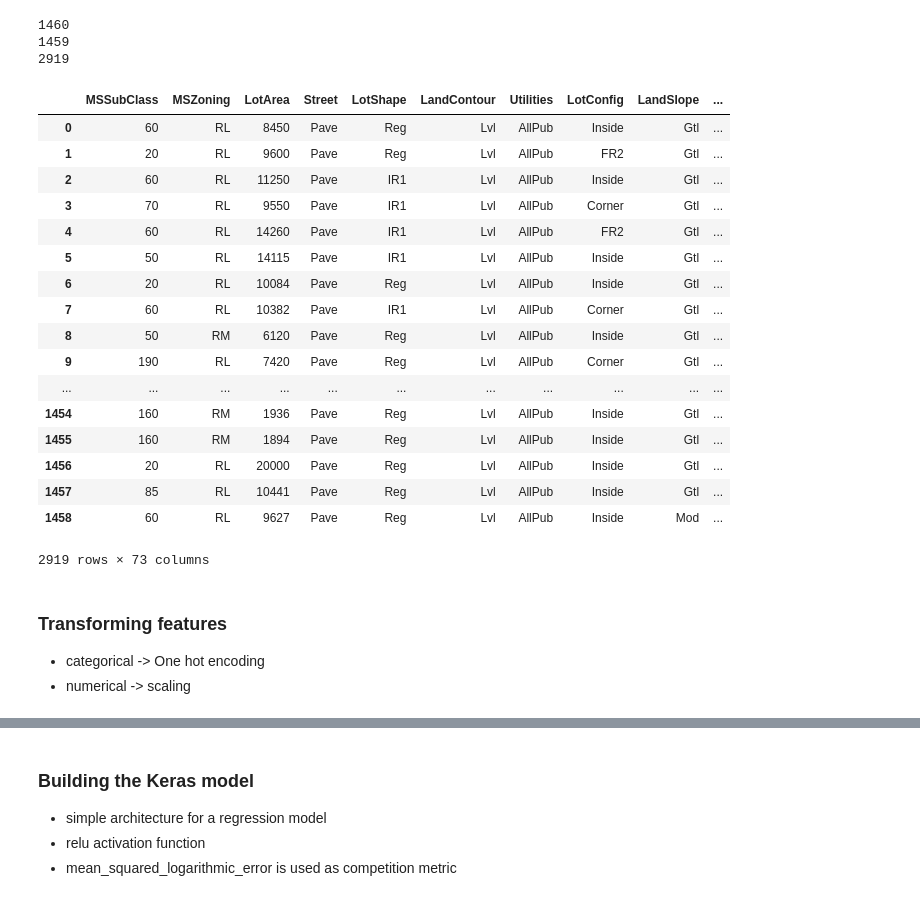
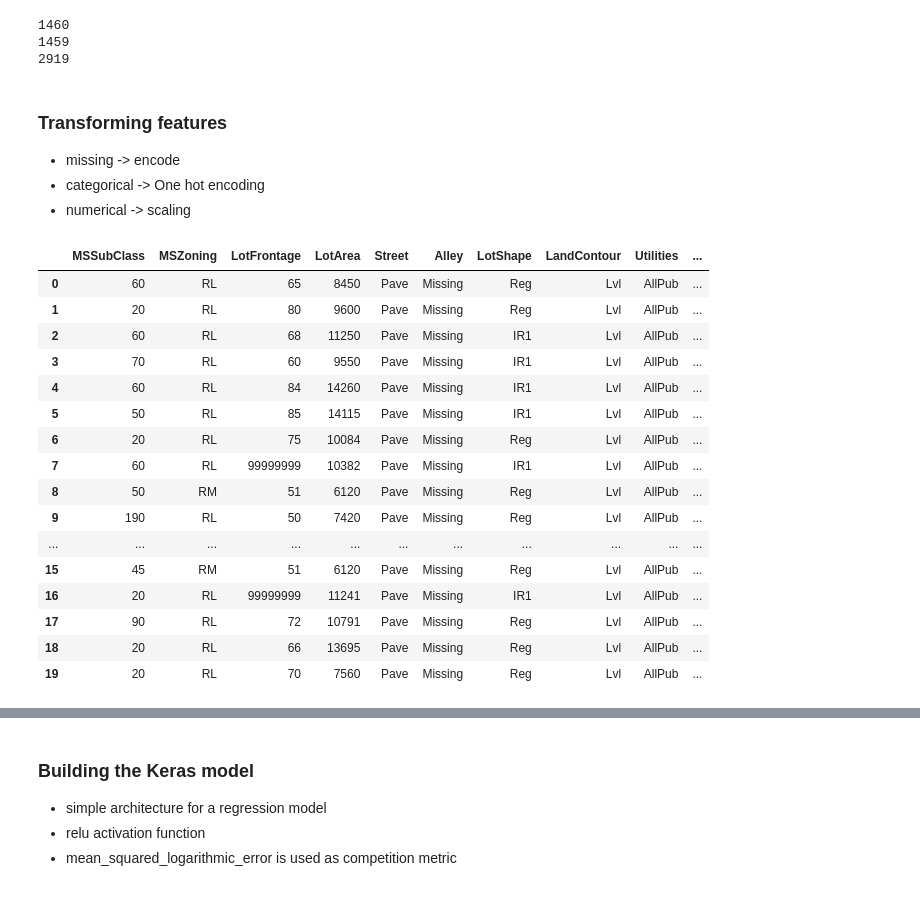
Before and after one commit to dorianb96/House-Prices-Advanced-Regression-Techniques, a Jupyter notebook: HousePrices.ipynb, the cells around one changed output, grey strips where cells are left out. Cells and saved outputs as stored; diff of their text form; code cells hidden in the pictures.

```diff
--- a/HousePrices.ipynb
+++ b/HousePrices.ipynb
@@ -16,12 +23,24 @@ Using TensorFlow backend.
 -  drop the id column for now as it's now useful
 -  remember the id column for the test data
 # %%
+#
 train_data = pd.read_csv('train.csv').drop('Id',axis=1)
-x_test_raw = pd.read_csv('test.csv')
-x_test_ids = x_test_raw['Id']
-x_test_raw = x_test_raw.drop('Id',axis=1)
+test_data = pd.read_csv('test.csv')
+
+#
 y_train = train_data['SalePrice']
+y_train = np.log(y_train)
+
 x_train_raw = train_data.drop('SalePrice',axis=1)
-x_train_raw.dropna(thresh= len(x_train_raw)*0.90, axis=1,inplace=True)
-diff = set(x_test_raw.columns)-set(x_train_raw.columns)
-x_test_raw.drop(diff ,axis=1,inplace=True)
+
+#
+x_test_ids = test_data['Id']
+x_test_raw = test_data.drop('Id',axis=1)
+
+#
+#x_train_raw.dropna(thresh= len(x_train_raw)*0.90, axis=1,inplace=True)
+#diff = set(x_test_raw.columns)-set(x_train_raw.columns)
+#x_test_raw.drop(diff ,axis=1,inplace=True)
+
+pd.set_option('display.max_columns', 500)
+x_test_raw.head(2)
@@ -43,35 +53,43 @@ categorical_feaatures = list(set(x_train_raw.columns.tolist()) - set(numerical_f
 # %%
+numerical_features = x_train_raw.columns[x_train_raw.dtypes != 'object']
+categorical_features = x_train_raw.columns[x_train_raw.dtypes == 'object']
+
+train_length = len(x_train_raw)
+test_length = len(x_test_raw)
+all_data = pd.concat([x_train_raw, x_test_raw])
+
 print(len(x_train_raw))
 print(len(x_test_raw))
-all_data = pd.concat([x_train_raw, x_test_raw])
-
 print(len(all_data))
 # %% [output]
 1460
 1459
 2919
+# %% [markdown]
+### Transforming features
+- missing -> encode
+- categorical -> One hot encoding
+- numerical -> scaling
+# %%
+all_data[numerical_features] = all_data[numerical_features].fillna(99999999)
+all_data[categorical_features] = all_data[categorical_features].fillna("Missing")
 # %%
-all_data
+all_data.head(20)
 # %% [output]
-|  | MSSubClass | MSZoning | LotArea | Street | LotShape | LandContour | Utilities | LotConfig | LandSlope | ... |
-| 0 | 60 | RL | 8450 | Pave | Reg | Lvl | AllPub | Inside | Gtl | ... |
-| 1 | 20 | RL | 9600 | Pave | Reg | Lvl | AllPub | FR2 | Gtl | ... |
-| 2 | 60 | RL | 11250 | Pave | IR1 | Lvl | AllPub | Inside | Gtl | ... |
-| 3 | 70 | RL | 9550 | Pave | IR1 | Lvl | AllPub | Corner | Gtl | ... |
-| 4 | 60 | RL | 14260 | Pave | IR1 | Lvl | AllPub | FR2 | Gtl | ... |
-| 5 | 50 | RL | 14115 | Pave | IR1 | Lvl | AllPub | Inside | Gtl | ... |
-| 6 | 20 | RL | 10084 | Pave | Reg | Lvl | AllPub | Inside | Gtl | ... |
-| 7 | 60 | RL | 10382 | Pave | IR1 | Lvl | AllPub | Corner | Gtl | ... |
-| 8 | 50 | RM | 6120 | Pave | Reg | Lvl | AllPub | Inside | Gtl | ... |
-| 9 | 190 | RL | 7420 | Pave | Reg | Lvl | AllPub | Corner | Gtl | ... |
+|  | MSSubClass | MSZoning | LotFrontage | LotArea | Street | Alley | LotShape | LandContour | Utilities | ... |
+| 0 | 60 | RL | 65 | 8450 | Pave | Missing | Reg | Lvl | AllPub | ... |
+| 1 | 20 | RL | 80 | 9600 | Pave | Missing | Reg | Lvl | AllPub | ... |
+| 2 | 60 | RL | 68 | 11250 | Pave | Missing | IR1 | Lvl | AllPub | ... |
+| 3 | 70 | RL | 60 | 9550 | Pave | Missing | IR1 | Lvl | AllPub | ... |
+| 4 | 60 | RL | 84 | 14260 | Pave | Missing | IR1 | Lvl | AllPub | ... |
+| 5 | 50 | RL | 85 | 14115 | Pave | Missing | IR1 | Lvl | AllPub | ... |
+| 6 | 20 | RL | 75 | 10084 | Pave | Missing | Reg | Lvl | AllPub | ... |
+| 7 | 60 | RL | 99999999 | 10382 | Pave | Missing | IR1 | Lvl | AllPub | ... |
+| 8 | 50 | RM | 51 | 6120 | Pave | Missing | Reg | Lvl | AllPub | ... |
+| 9 | 190 | RL | 50 | 7420 | Pave | Missing | Reg | Lvl | AllPub | ... |
 | ... | ... | ... | ... | ... | ... | ... | ... | ... | ... | ... |
-| 1454 | 160 | RM | 1936 | Pave | Reg | Lvl | AllPub | Inside | Gtl | ... |
-| 1455 | 160 | RM | 1894 | Pave | Reg | Lvl | AllPub | Inside | Gtl | ... |
-| 1456 | 20 | RL | 20000 | Pave | Reg | Lvl | AllPub | Inside | Gtl | ... |
-| 1457 | 85 | RL | 10441 | Pave | Reg | Lvl | AllPub | Inside | Gtl | ... |
-| 1458 | 60 | RL | 9627 | Pave | Reg | Lvl | AllPub | Inside | Mod | ... |
+| 15 | 45 | RM | 51 | 6120 | Pave | Missing | Reg | Lvl | AllPub | ... |
+| 16 | 20 | RL | 99999999 | 11241 | Pave | Missing | IR1 | Lvl | AllPub | ... |
+| 17 | 90 | RL | 72 | 10791 | Pave | Missing | Reg | Lvl | AllPub | ... |
+| 18 | 20 | RL | 66 | 13695 | Pave | Missing | Reg | Lvl | AllPub | ... |
+| 19 | 20 | RL | 70 | 7560 | Pave | Missing | Reg | Lvl | AllPub | ... |
-2919 rows × 73 columns
-# %% [markdown]
-### Transforming features
--  categorical -> One hot encoding
-- numerical -> scaling
```
Also changed, not shown: parts of 23 cells of this notebook.
